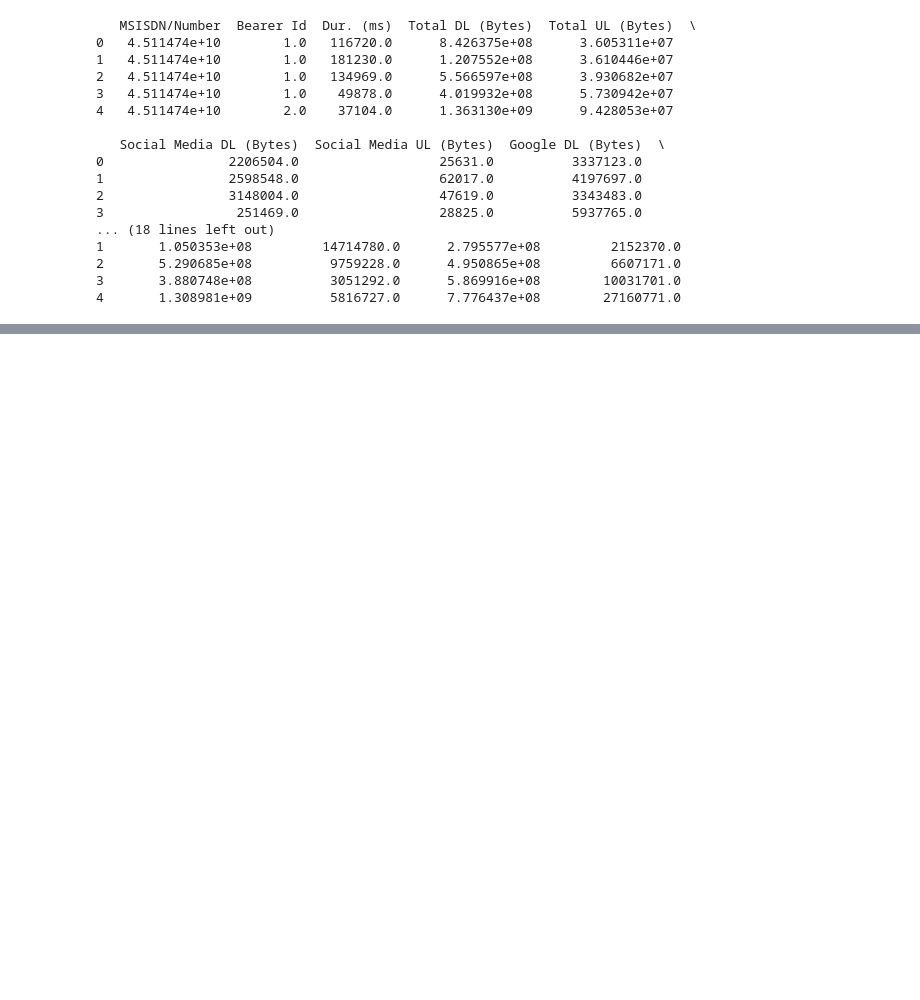
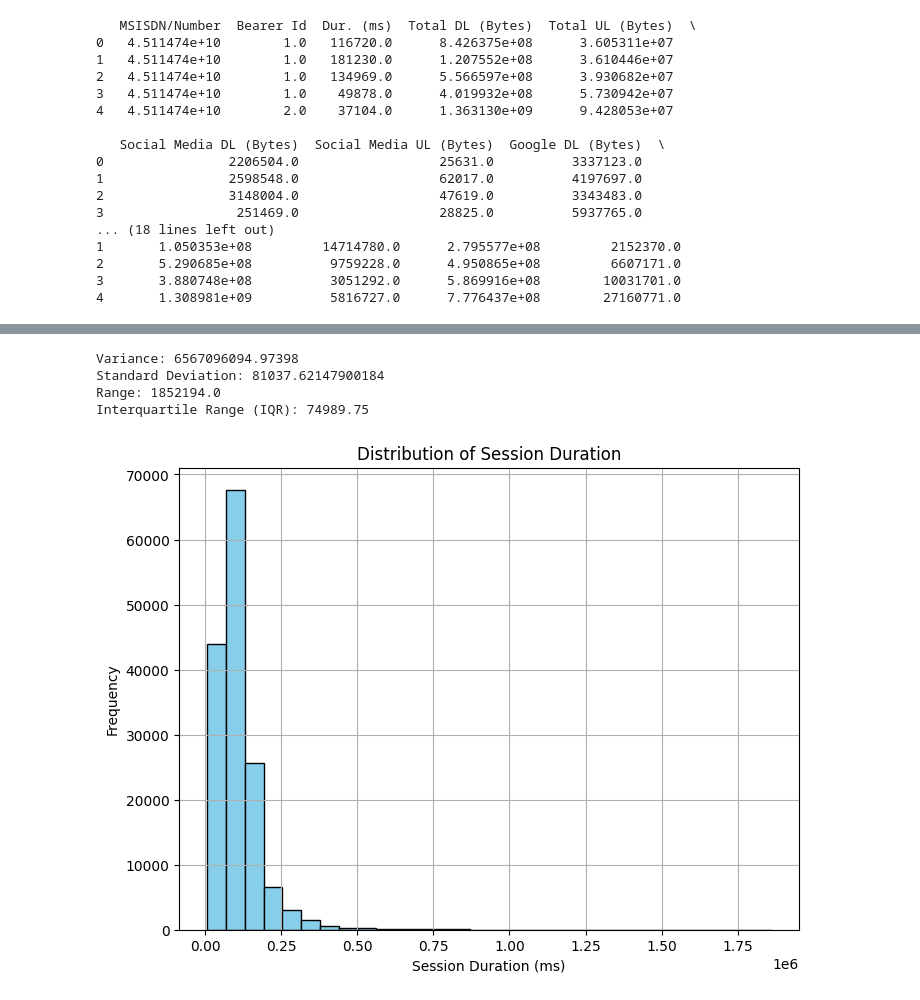
Before and after one commit to kiraassefa19/week-two, a Jupyter notebook: notebooks/user_overview.ipynb, the cells around one changed output, grey strips where cells are left out. Saved outputs shown, nothing was run; the diff lists cells and outputs as text; code cells hidden in the pictures; blank space fills up the shorter version.

```diff
--- a/notebooks/user_overview.ipynb
+++ b/notebooks/user_overview.ipynb
@@ -139,0 +184,36 @@ print(cleaned_df.head())
+# %%
+# Compute variance
+variance = df["Dur. (ms)"].var()
+
+# Compute standard deviation
+std_deviation = df["Dur. (ms)"].std()
+
+# Compute range
+data_range = df["Dur. (ms)"].max() - df["Dur. (ms)"].min()
+
+# Compute interquartile range (IQR)
+Q1 = df["Dur. (ms)"].quantile(0.25)
+Q3 = df["Dur. (ms)"].quantile(0.75)
+IQR = Q3 - Q1
+
+# Print results
+print("Variance:", variance)
+print("Standard Deviation:", std_deviation)
+print("Range:", data_range)
+print("Interquartile Range (IQR):", IQR)
+# %% [output]
+Variance: 6567096094.97398
+Standard Deviation: 81037.62147900184
+Range: 1852194.0
+Interquartile Range (IQR): 74989.75
+# %%
+# Create a histogram for session duration
+plt.figure(figsize=(8, 6))
+plt.hist(df["Dur. (ms)"], bins=30, color="skyblue", edgecolor="black")
+plt.title("Distribution of Session Duration")
+plt.xlabel("Session Duration (ms)")
+plt.ylabel("Frequency")
+plt.grid(True)
+plt.show()
+# %% [output]
+[figure, added]
```
Also changed, not shown: parts of 8 cells of this notebook, 5 other files.
